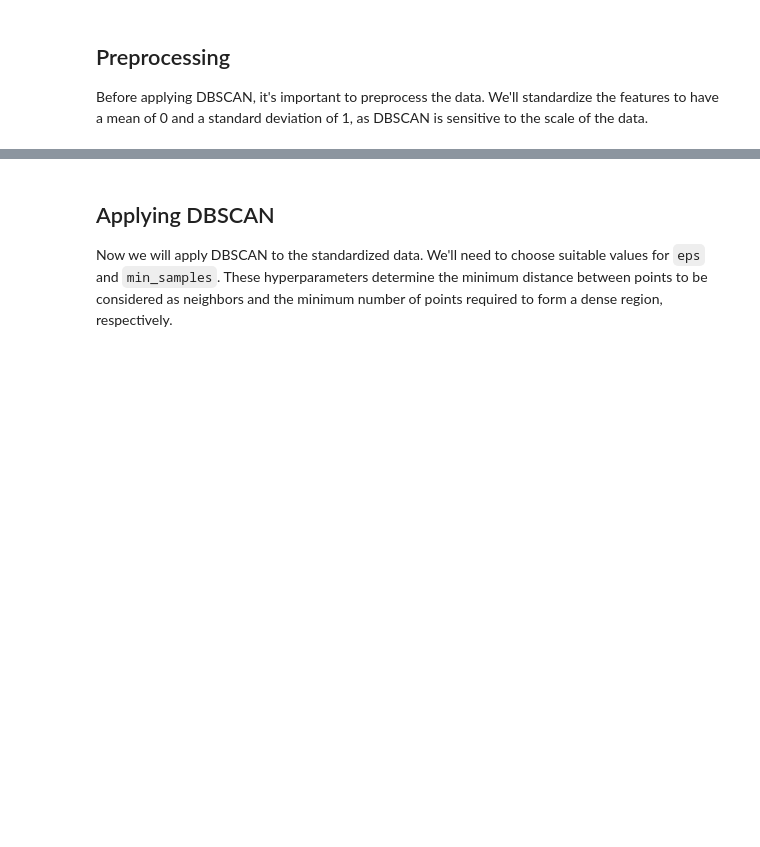
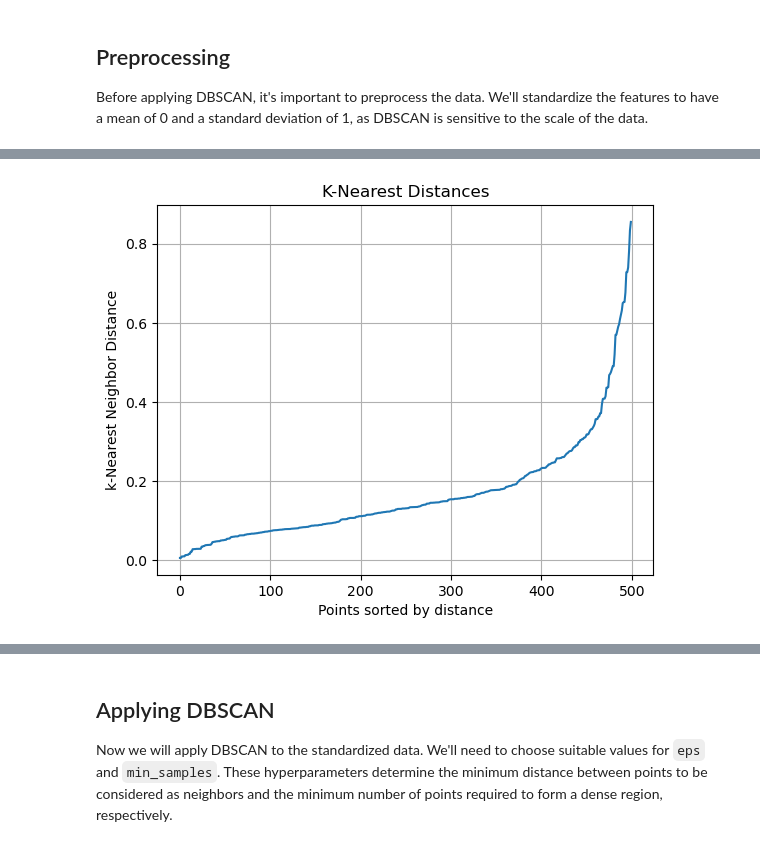
Before and after one commit to YunkeW/inde-577, a Jupyter notebook: Unsupervised Learning/DBSCAN/DBSCAN.ipynb, the cells around one changed output, grey strips where cells are left out. Saved outputs shown, nothing was run; the diff lists cells and outputs as text; code cells hidden in the pictures; blank space fills up the shorter version.

```diff
--- a/Unsupervised Learning/DBSCAN/DBSCAN.ipynb
+++ b/Unsupervised Learning/DBSCAN/DBSCAN.ipynb
@@ -54,0 +61,17 @@ X_scaled = scaler.fit_transform(X)
+# %%
+k = 4  # Typically, k is set to 2 * the number of dimensions of the dataset
+neigh = NearestNeighbors(n_neighbors=k)
+nbrs = neigh.fit(X)
+distances, indices = nbrs.kneighbors(X)
+
+# Sort the distances
+sorted_distances = np.sort(distances, axis=0)
+sorted_distances = sorted_distances[:,1]
+plt.plot(sorted_distances)
+plt.title('K-Nearest Distances')
+plt.xlabel('Points sorted by distance')
+plt.ylabel('k-Nearest Neighbor Distance')
+plt.grid(True)
+plt.show()
+# %% [output]
+[figure, added]
```
Also changed, not shown: parts of 7 cells of this notebook, 10 other files.
